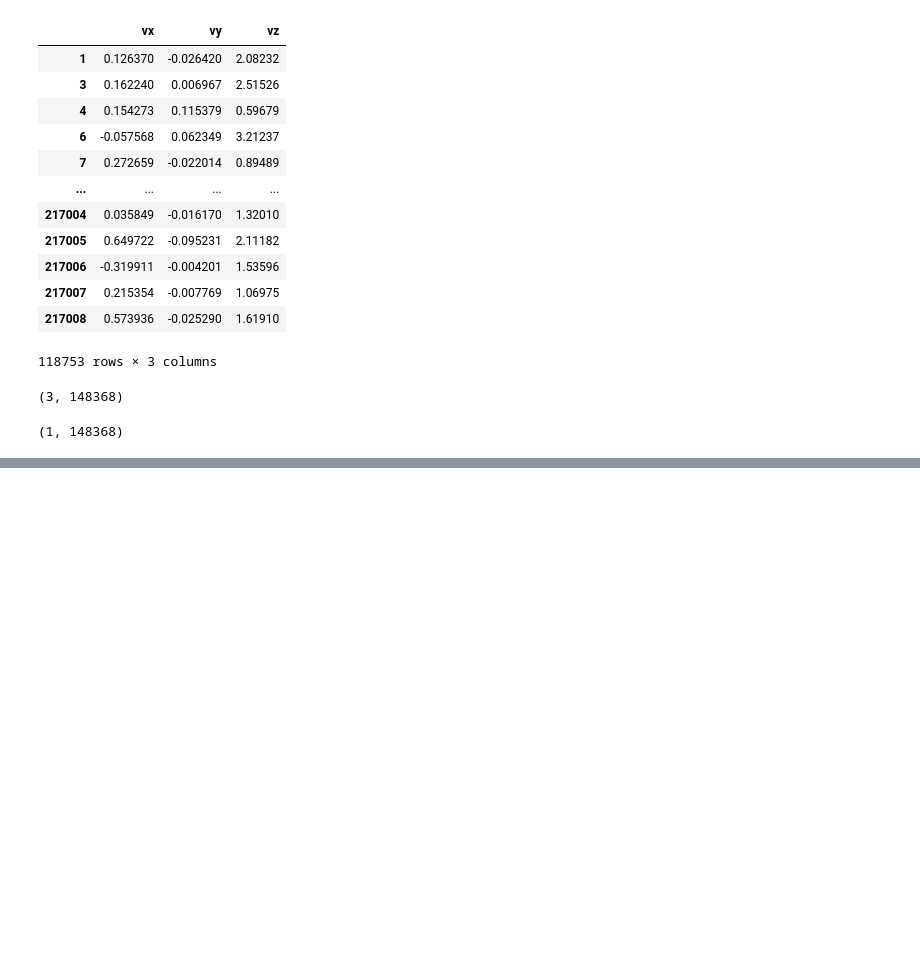
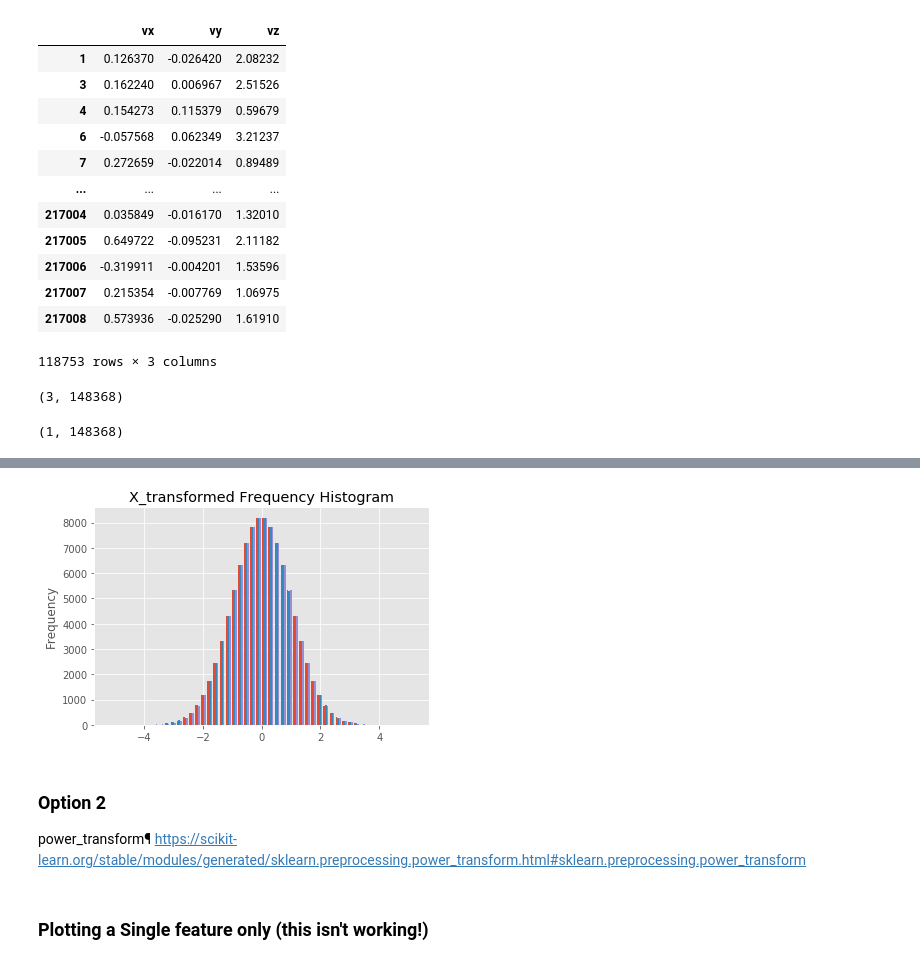
Before and after one commit to pietro-caragiulo/cs230-project, a Jupyter notebook: notebooks/Luke.ipynb, the cells around one changed output, grey strips where cells are left out. Saved outputs shown, nothing was run; the diff lists cells and outputs as text; code cells hidden in the pictures; blank space fills up the shorter version.

Commit message:
work in progress on Luke's notebook preprocessing
work in progress on Luke's notebook preprocessing

```diff
--- a/notebooks/Luke.ipynb
+++ b/notebooks/Luke.ipynb
@@ -186,0 +203,4 @@ X_train, Y_train, X_test, Y_test, classes = myData.load_dataset()
+# %%
+from sklearn.preprocessing import quantile_transform
+
+X_transformed = quantile_transform(X_train, axis=0, n_quantiles=1000, output_distribution='normal', random_state=None, copy=True)
@@ -186,0 +217,17 @@ X_train, Y_train, X_test, Y_test, classes = myData.load_dataset()
+# %%
+import matplotlib.pyplot as plt
+%matplotlib inline
+
+# Plot Histogram
+
+plt.hist(X_transformed, bins=50)
+plt.gca().set(title='X_transformed Frequency Histogram', ylabel='Frequency');
+# %% [output]
+[figure, added]
+# %% [markdown]
+### Option 2
+
+power_transform¶
+https://scikit-learn.org/stable/modules/generated/sklearn.preprocessing.power_transform.html#sklearn.preprocessing.power_transform
+# %% [markdown]
+### Plotting a Single feature only (this isn't working!)
```
Also changed, not shown: parts of 11 cells of this notebook.
